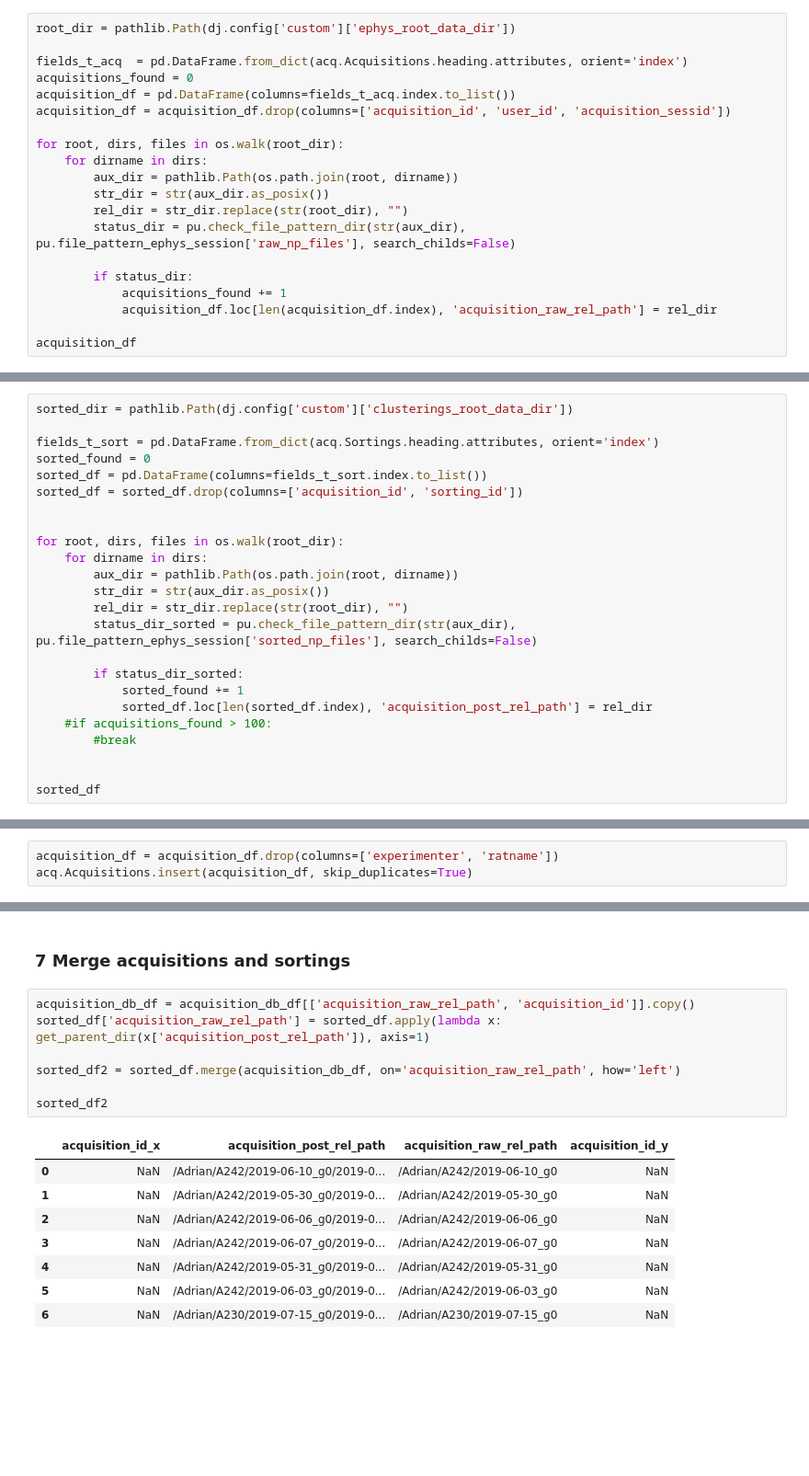
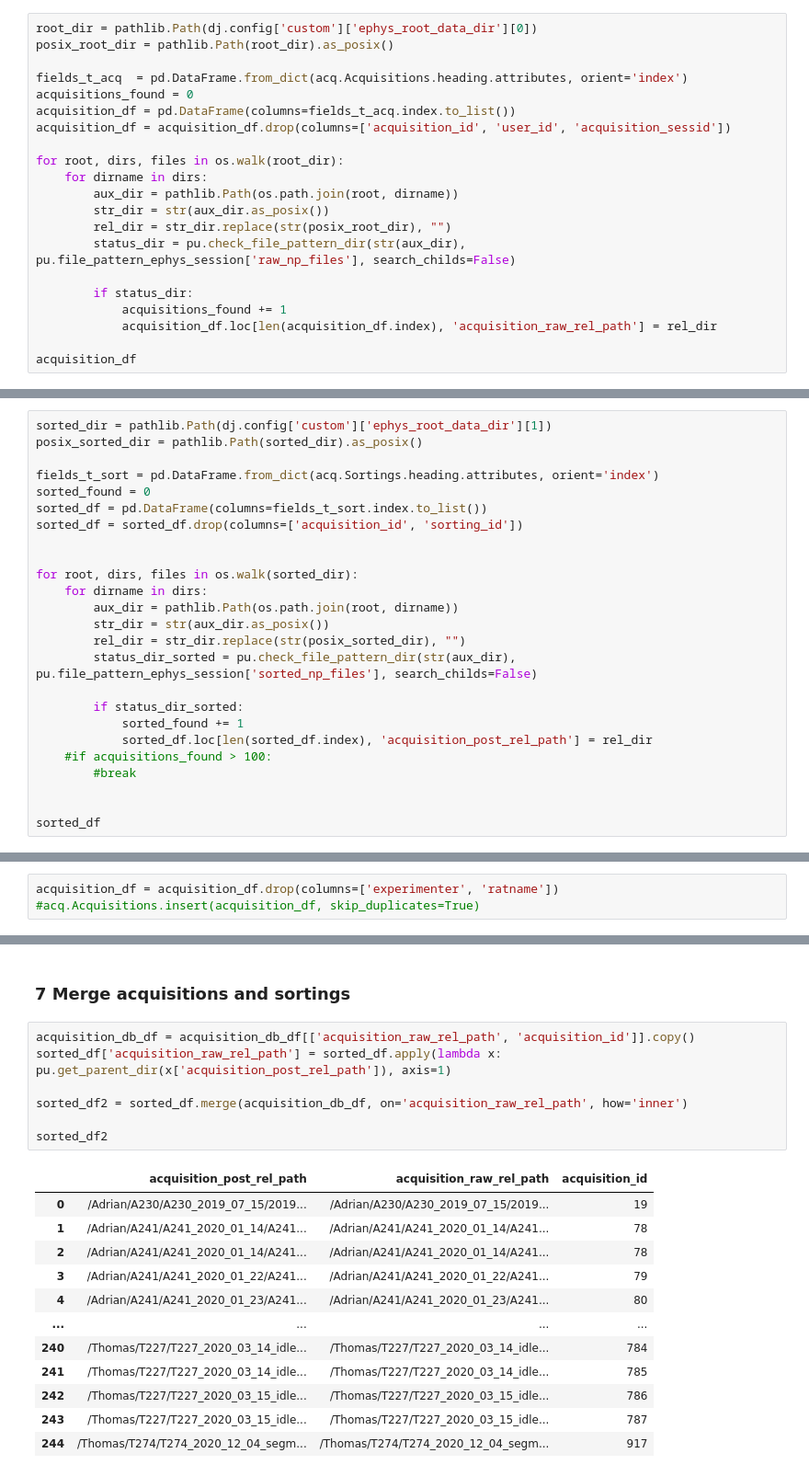
Before and after one commit to kabilar/bl_pipeline_python, a Jupyter notebook: notebooks/ingest_acquistions.ipynb, the cells around one changed output, grey strips where cells are left out. Shown at 92% size. Drawn from its saved outputs; the diff is of its cells as text; blank space fills up the shorter version.

```diff
--- a/notebooks/ingest_acquistions.ipynb
+++ b/notebooks/ingest_acquistions.ipynb
@@ -30,7 +30,8 @@ Connecting alvaros@datajoint01.pni.princeton.edu:3306
 # %% [markdown]
 ### 1. Get all directories with raw acquisition from root_ephys_directory
 # %%
-root_dir = pathlib.Path(dj.config['custom']['ephys_root_data_dir'])
+root_dir = pathlib.Path(dj.config['custom']['ephys_root_data_dir'][0])
+posix_root_dir = pathlib.Path(root_dir).as_posix()
 
 fields_t_acq  = pd.DataFrame.from_dict(acq.Acquisitions.heading.attributes, orient='index')
 acquisitions_found = 0
@@ -41,7 +42,7 @@ for root, dirs, files in os.walk(root_dir):
     for dirname in dirs:
         aux_dir = pathlib.Path(os.path.join(root, dirname))
         str_dir = str(aux_dir.as_posix())
-        rel_dir = str_dir.replace(str(root_dir), "")
+        rel_dir = str_dir.replace(str(posix_root_dir), "")
         status_dir = pu.check_file_pattern_dir(str(aux_dir), pu.file_pattern_ephys_session['raw_np_files'], search_childs=False)
 
         if status_dir:
@@ -54,7 +71,8 @@ KeyboardInterrupt:
 # %% [markdown]
 ### 1a Get all directories with sorted results from clusterings_root_data_dir
 # %%
-sorted_dir = pathlib.Path(dj.config['custom']['clusterings_root_data_dir'])
+sorted_dir = pathlib.Path(dj.config['custom']['ephys_root_data_dir'][1])
+posix_sorted_dir = pathlib.Path(sorted_dir).as_posix()
 
 fields_t_sort = pd.DataFrame.from_dict(acq.Sortings.heading.attributes, orient='index')
 sorted_found = 0
@@ -62,11 +80,11 @@ sorted_df = pd.DataFrame(columns=fields_t_sort.index.to_list())
 sorted_df = sorted_df.drop(columns=['acquisition_id', 'sorting_id'])
 
 
-for root, dirs, files in os.walk(root_dir):
+for root, dirs, files in os.walk(sorted_dir):
     for dirname in dirs:
         aux_dir = pathlib.Path(os.path.join(root, dirname))
         str_dir = str(aux_dir.as_posix())
-        rel_dir = str_dir.replace(str(root_dir), "")
+        rel_dir = str_dir.replace(str(posix_sorted_dir), "")
         status_dir_sorted = pu.check_file_pattern_dir(str(aux_dir), pu.file_pattern_ephys_session['sorted_np_files'], search_childs=False)
 
         if status_dir_sorted:
@@ -123,7 +192,7 @@ acquisition_df_nosession
 ## 6 Insert all acquisitions found
 # %%
 acquisition_df = acquisition_df.drop(columns=['experimenter', 'ratname'])
-acq.Acquisitions.insert(acquisition_df, skip_duplicates=True)
+#acq.Acquisitions.insert(acquisition_df, skip_duplicates=True)
 # %%
 acquisition_db_df = pd.DataFrame(acq.Acquisitions.fetch(as_dict=True))
 acquisition_db_df
@@ -145,17 +214,21 @@ acquisition_db_df
 ### 7 Merge acquisitions and sortings
 # %%
 acquisition_db_df = acquisition_db_df[['acquisition_raw_rel_path', 'acquisition_id']].copy()
-sorted_df['acquisition_raw_rel_path'] = sorted_df.apply(lambda x: get_parent_dir(x['acquisition_post_rel_path']), axis=1)
+sorted_df['acquisition_raw_rel_path'] = sorted_df.apply(lambda x: pu.get_parent_dir(x['acquisition_post_rel_path']), axis=1)
 
-sorted_df2 = sorted_df.merge(acquisition_db_df, on='acquisition_raw_rel_path', how='left')
+sorted_df2 = sorted_df.merge(acquisition_db_df, on='acquisition_raw_rel_path', how='inner')
 
 sorted_df2
 # %% [output]
-|  | acquisition_id_x | acquisition_post_rel_path | acquisition_raw_rel_path | acquisition_id_y |
-| 0 | NaN | /Adrian/A242/2019-06-10_g0/2019-0... | /Adrian/A242/2019-06-10_g0 | NaN |
-| 1 | NaN | /Adrian/A242/2019-05-30_g0/2019-0... | /Adrian/A242/2019-05-30_g0 | NaN |
-| 2 | NaN | /Adrian/A242/2019-06-06_g0/2019-0... | /Adrian/A242/2019-06-06_g0 | NaN |
-| 3 | NaN | /Adrian/A242/2019-06-07_g0/2019-0... | /Adrian/A242/2019-06-07_g0 | NaN |
-| 4 | NaN | /Adrian/A242/2019-05-31_g0/2019-0... | /Adrian/A242/2019-05-31_g0 | NaN |
-| 5 | NaN | /Adrian/A242/2019-06-03_g0/2019-0... | /Adrian/A242/2019-06-03_g0 | NaN |
-| 6 | NaN | /Adrian/A230/2019-07-15_g0/2019-0... | /Adrian/A230/2019-07-15_g0 | NaN |
+|  | acquisition_post_rel_path | acquisition_raw_rel_path | acquisition_id |
+| 0 | /Adrian/A230/A230_2019_07_15/2019... | /Adrian/A230/A230_2019_07_15/2019... | 19 |
+| 1 | /Adrian/A241/A241_2020_01_14/A241... | /Adrian/A241/A241_2020_01_14/A241... | 78 |
+| 2 | /Adrian/A241/A241_2020_01_14/A241... | /Adrian/A241/A241_2020_01_14/A241... | 78 |
+| 3 | /Adrian/A241/A241_2020_01_22/A241... | /Adrian/A241/A241_2020_01_22/A241... | 79 |
+| 4 | /Adrian/A241/A241_2020_01_23/A241... | /Adrian/A241/A241_2020_01_23/A241... | 80 |
+| ... | ... | ... | ... |
+| 240 | /Thomas/T227/T227_2020_03_14_idle... | /Thomas/T227/T227_2020_03_14_idle... | 784 |
+| 241 | /Thomas/T227/T227_2020_03_14_idle... | /Thomas/T227/T227_2020_03_14_idle... | 785 |
+| 242 | /Thomas/T227/T227_2020_03_15_idle... | /Thomas/T227/T227_2020_03_15_idle... | 786 |
+| 243 | /Thomas/T227/T227_2020_03_15_idle... | /Thomas/T227/T227_2020_03_15_idle... | 787 |
+| 244 | /Thomas/T274/T274_2020_12_04_segm... | /Thomas/T274/T274_2020_12_04_segm... | 917 |
```
Also changed, not shown: parts of 40 cells of this notebook, 4 other files.
